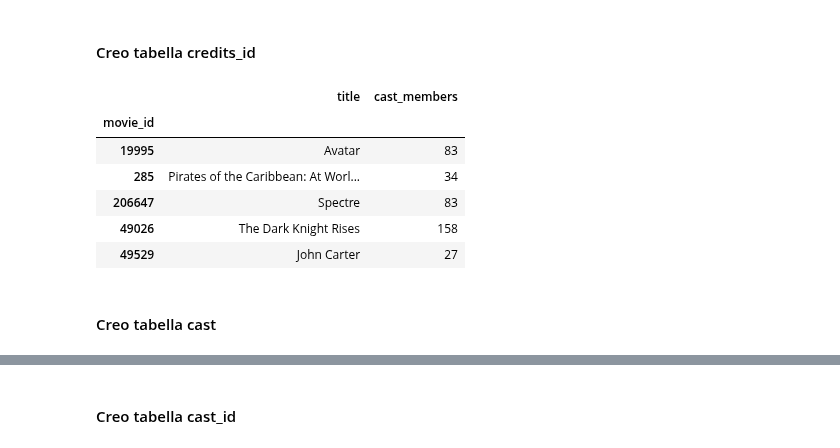
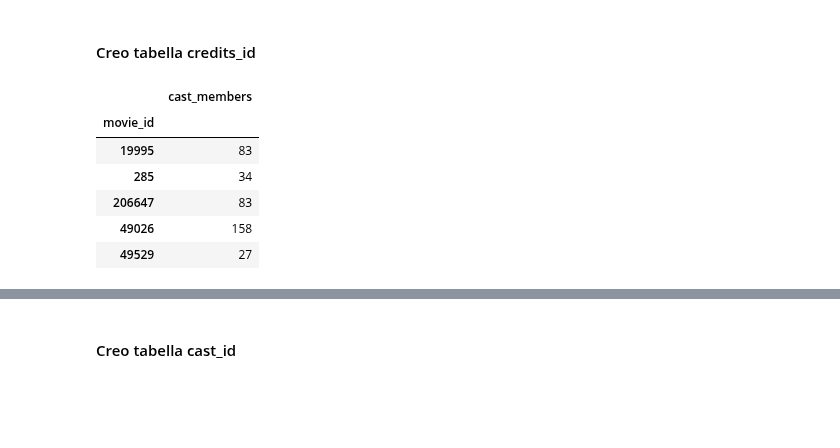
Before and after one commit to silviasantamaria/computerscience, a Jupyter notebook: Project+.ipynb, the cells around one changed output, grey strips where cells are left out. Saved outputs shown, nothing was run; the diff lists cells and outputs as text; code cells hidden in the pictures; blank space fills up the shorter version.

```diff
--- a/Project+.ipynb
+++ b/Project+.ipynb
@@ -289,16 +289,14 @@ spoken_languages_id.head()
 # %% [markdown]
 #### Creo tabella credits_id
 # %%
-credits_id=credits[['movie_id', 'title', 'cast_members']]
+credits_id=credits[['movie_id', 'cast_members']]
 credits_id = credits_id.set_index(['movie_id'])
 credits_id.head()
 # %% [output]
-|  | title | cast_members |
-| movie_id |  |  |
-| 19995 | Avatar | 83 |
-| 285 | Pirates of the Caribbean: At Worl... | 34 |
-| 206647 | Spectre | 83 |
-| 49026 | The Dark Knight Rises | 158 |
-| 49529 | John Carter | 27 |
+|  | cast_members |
+| movie_id |  |
+| 19995 | 83 |
+| 285 | 34 |
+| 206647 | 83 |
+| 49026 | 158 |
+| 49529 | 27 |
-# %% [markdown]
-#### Creo tabella cast
```
Also changed, not shown: parts of 17 cells of this notebook.
